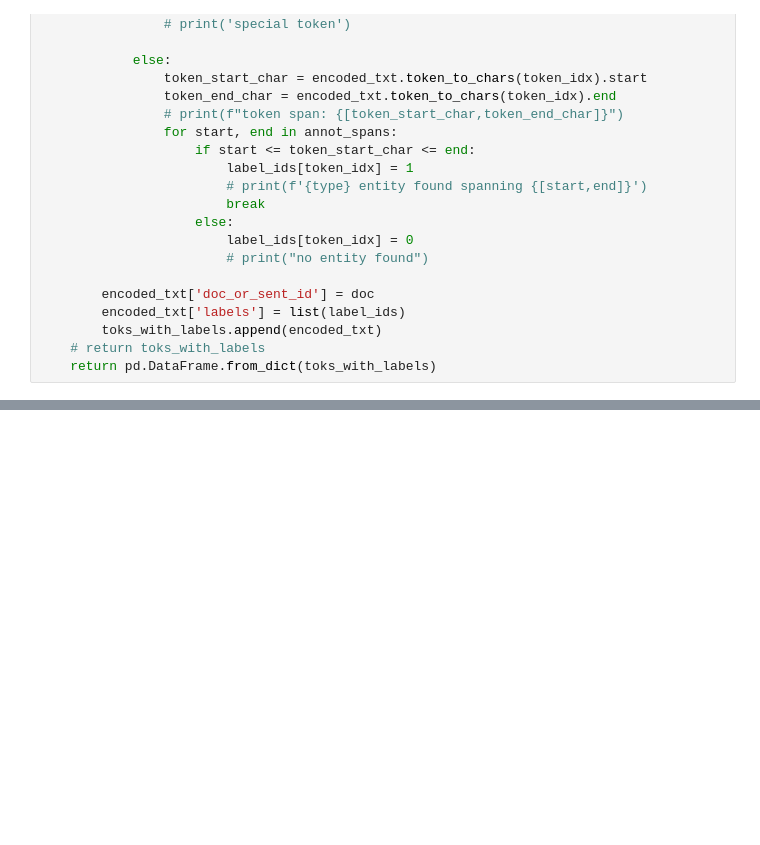
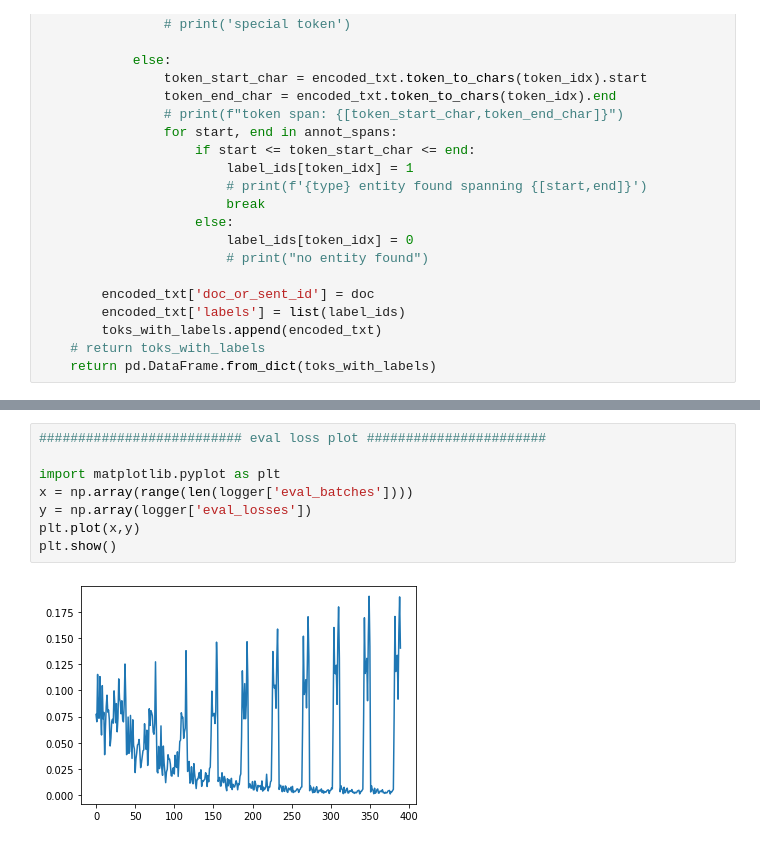
Before and after one commit to harperco/MeasEval, a Jupyter notebook: baselines/batch_doc_pipeline.ipynb, the cells around one changed output, grey strips where cells are left out. Saved outputs shown, nothing was run; the diff lists cells and outputs as text; blank space fills up the shorter version.

```diff
--- a/baselines/batch_doc_pipeline.ipynb
+++ b/baselines/batch_doc_pipeline.ipynb
@@ -417,0 +418,10 @@ plt.show()
+# %%
+########################## eval loss plot #######################
+
+import matplotlib.pyplot as plt
+x = np.array(range(len(logger['eval_batches'])))
+y = np.array(logger['eval_losses'])
+plt.plot(x,y)
+plt.show()
+# %% [output]
+[figure, added]
```
Also changed, not shown: parts of 18 cells of this notebook.
